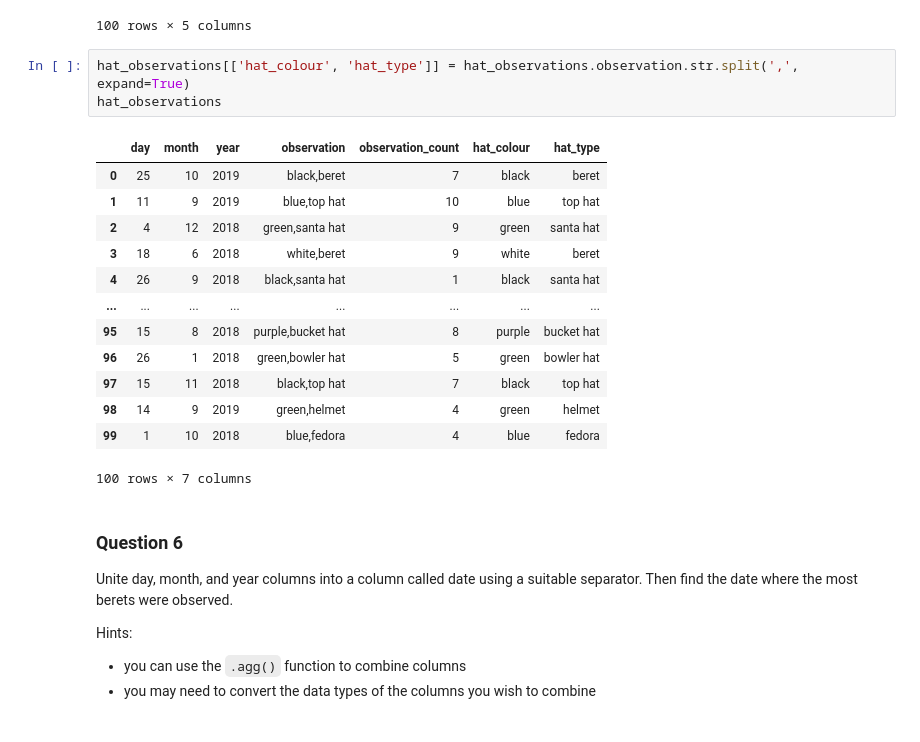
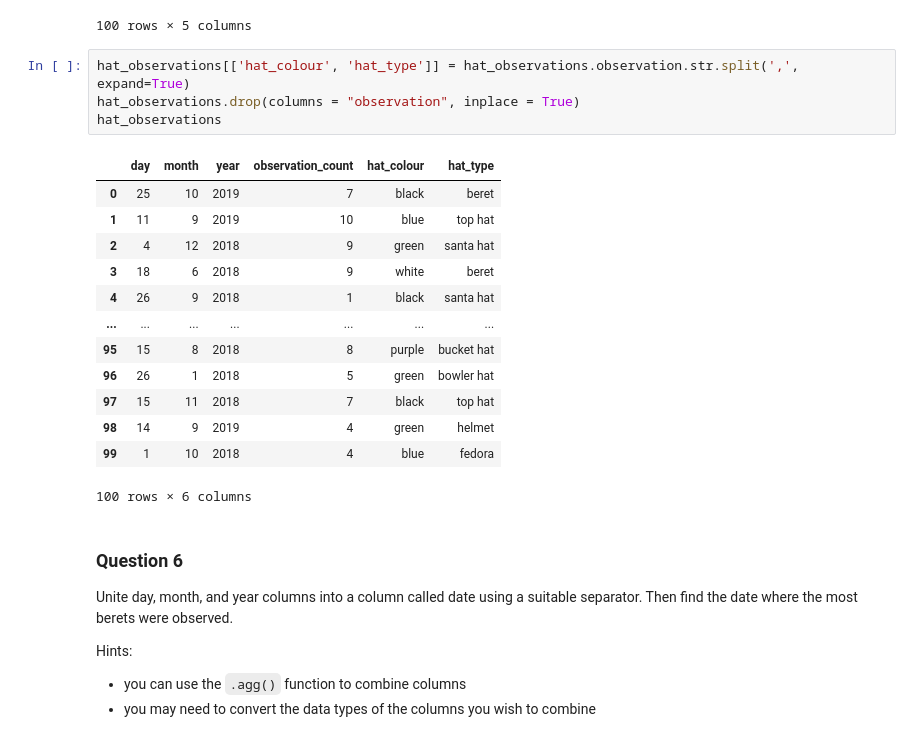
Before and after one commit to karenbgibson/codeclan_homework_KarenGibson, a Jupyter notebook: week_12/day_3/joins_tidy_bonus_hw.ipynb, the cells around one changed output. Drawn from its saved outputs; the diff is of its cells as text.

```diff
--- a/week_12/day_3/joins_tidy_bonus_hw.ipynb
+++ b/week_12/day_3/joins_tidy_bonus_hw.ipynb
@@ -196,21 +222,22 @@ hat_observations
 100 rows × 5 columns
 # %%
 hat_observations[['hat_colour', 'hat_type']] = hat_observations.observation.str.split(',', expand=True)
+hat_observations.drop(columns = "observation", inplace = True)
 hat_observations
 # %% [output]
-|  | day | month | year | observation | observation_count | hat_colour | hat_type |
-| 0 | 25 | 10 | 2019 | black,beret | 7 | black | beret |
-| 1 | 11 | 9 | 2019 | blue,top hat | 10 | blue | top hat |
-| 2 | 4 | 12 | 2018 | green,santa hat | 9 | green | santa hat |
-| 3 | 18 | 6 | 2018 | white,beret | 9 | white | beret |
-| 4 | 26 | 9 | 2018 | black,santa hat | 1 | black | santa hat |
-| ... | ... | ... | ... | ... | ... | ... | ... |
-| 95 | 15 | 8 | 2018 | purple,bucket hat | 8 | purple | bucket hat |
-| 96 | 26 | 1 | 2018 | green,bowler hat | 5 | green | bowler hat |
-| 97 | 15 | 11 | 2018 | black,top hat | 7 | black | top hat |
-| 98 | 14 | 9 | 2019 | green,helmet | 4 | green | helmet |
-| 99 | 1 | 10 | 2018 | blue,fedora | 4 | blue | fedora |
+|  | day | month | year | observation_count | hat_colour | hat_type |
+| 0 | 25 | 10 | 2019 | 7 | black | beret |
+| 1 | 11 | 9 | 2019 | 10 | blue | top hat |
+| 2 | 4 | 12 | 2018 | 9 | green | santa hat |
+| 3 | 18 | 6 | 2018 | 9 | white | beret |
+| 4 | 26 | 9 | 2018 | 1 | black | santa hat |
+| ... | ... | ... | ... | ... | ... | ... |
+| 95 | 15 | 8 | 2018 | 8 | purple | bucket hat |
+| 96 | 26 | 1 | 2018 | 5 | green | bowler hat |
+| 97 | 15 | 11 | 2018 | 7 | black | top hat |
+| 98 | 14 | 9 | 2019 | 4 | green | helmet |
+| 99 | 1 | 10 | 2018 | 4 | blue | fedora |
-100 rows × 7 columns
+100 rows × 6 columns
 # %% [markdown]
 ### Question 6
 
```
Also changed, not shown: parts of 9 cells of this notebook.
